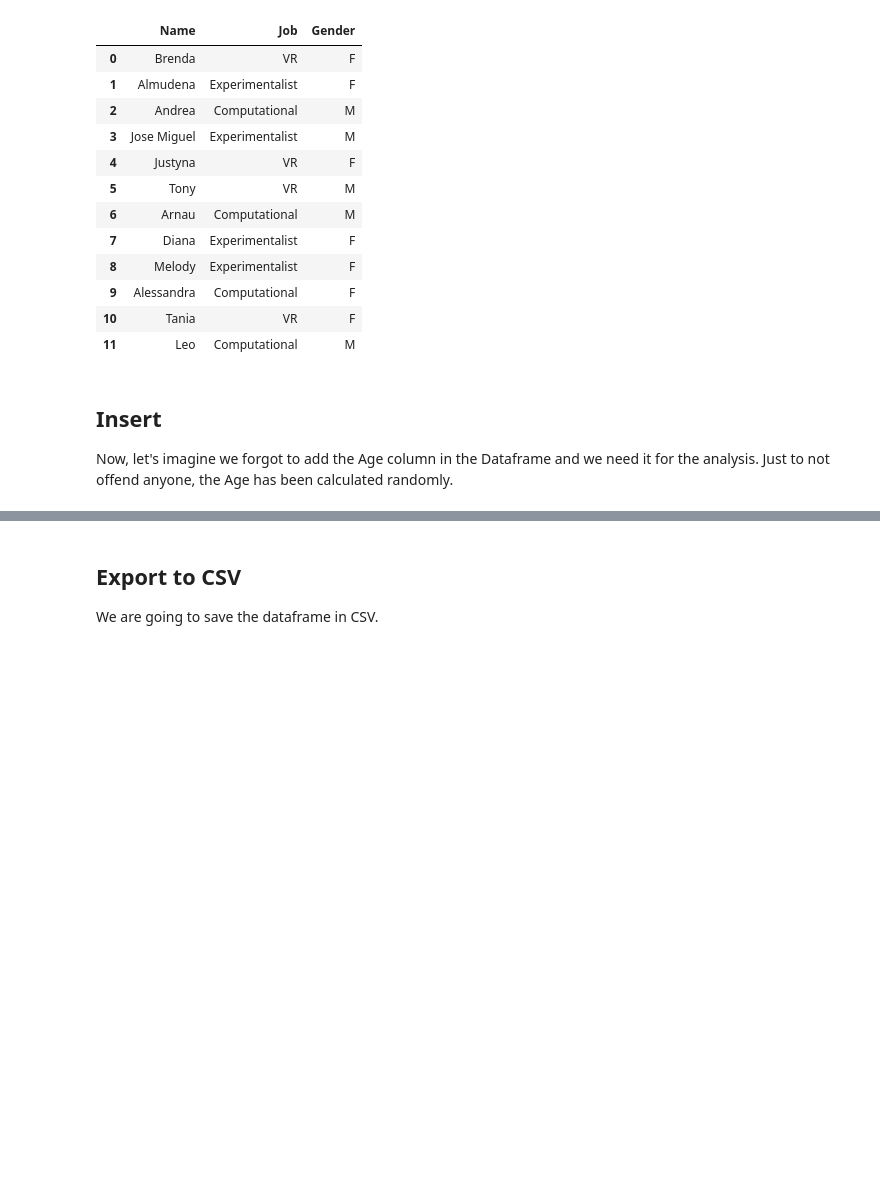
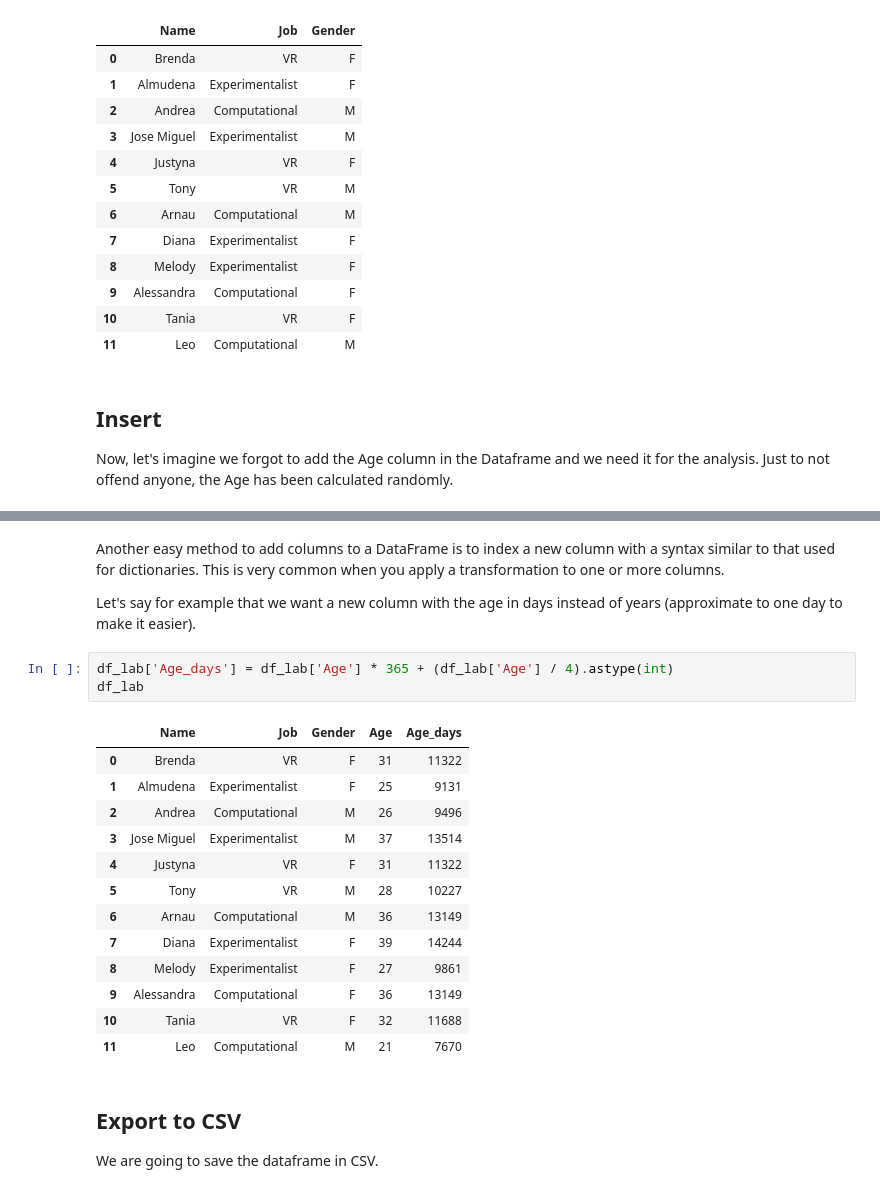
Before and after one commit to arnaumanasanch/neuropy_crashcourse, a Jupyter notebook: pandas.ipynb, the cells around one changed output, grey strips where cells are left out. Drawn from its saved outputs; the diff is of its cells as text; blank space fills up the shorter version.

```diff
--- a/pandas.ipynb
+++ b/pandas.ipynb
@@ -109,3 +109,24 @@ df_lab
+# %% [markdown]
+Another easy method to add columns to a DataFrame is to index a new column with a syntax similar to that used for dictionaries. This is very common when you apply a transformation to one or more columns.
+
+Let's say for example that we want a new column with the age in days instead of years (approximate to one day to make it easier).
+# %%
+df_lab['Age_days'] = df_lab['Age'] * 365 + (df_lab['Age'] / 4).astype(int)
+df_lab
+# %% [output]
+|  | Name | Job | Gender | Age | Age_days |
+| 0 | Brenda | VR | F | 31 | 11322 |
+| 1 | Almudena | Experimentalist | F | 25 | 9131 |
+| 2 | Andrea | Computational | M | 26 | 9496 |
+| 3 | Jose Miguel | Experimentalist | M | 37 | 13514 |
+| 4 | Justyna | VR | F | 31 | 11322 |
+| 5 | Tony | VR | M | 28 | 10227 |
+| 6 | Arnau | Computational | M | 36 | 13149 |
+| 7 | Diana | Experimentalist | F | 39 | 14244 |
+| 8 | Melody | Experimentalist | F | 27 | 9861 |
+| 9 | Alessandra | Computational | F | 36 | 13149 |
+| 10 | Tania | VR | F | 32 | 11688 |
+| 11 | Leo | Computational | M | 21 | 7670 |
 # %% [markdown]
 ## Export to CSV
 
```
Also changed, not shown: parts of 10 cells of this notebook.
